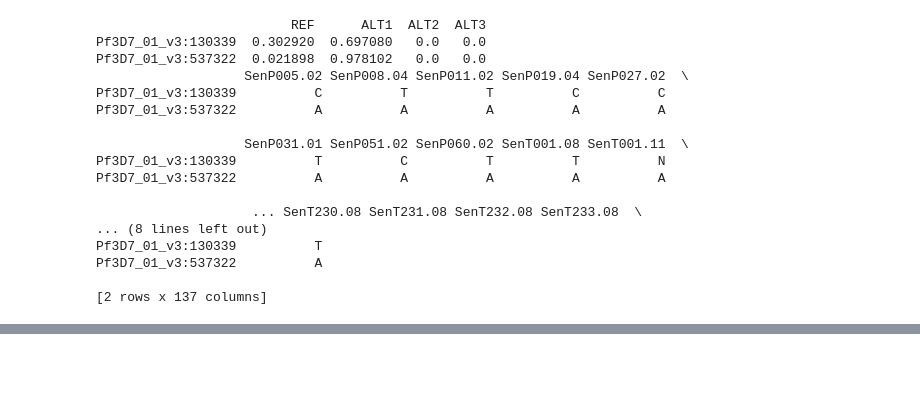
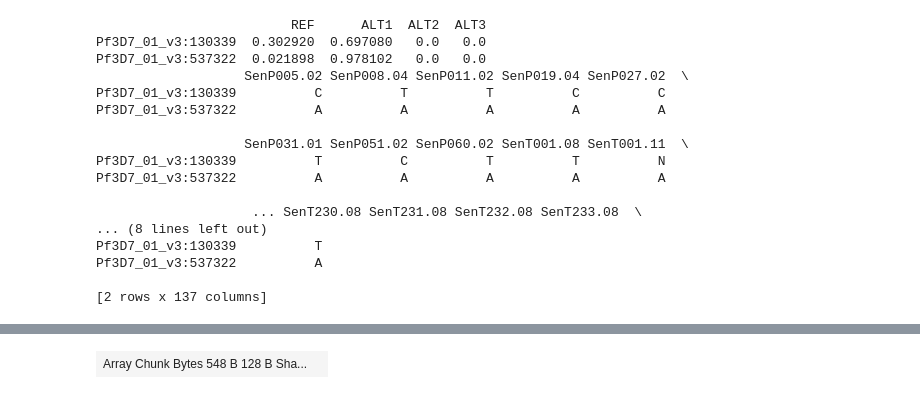
Before and after one commit to wwongIDM/dda-ngs-genetics, a Jupyter notebook: zarr_parsing/202005_pf3k_wgs2bc.ipynb, the cells around one changed output, grey strips where cells are left out. Saved outputs shown, nothing was run; the diff lists cells and outputs as text; code cells hidden in the pictures; blank space fills up the shorter version.

```diff
--- a/zarr_parsing/202005_pf3k_wgs2bc.ipynb
+++ b/zarr_parsing/202005_pf3k_wgs2bc.ipynb
@@ -190,0 +313,4 @@ print(type(variant_bool))
+# %%
+ad_array_ref
+# %% [output]
+| Array Chunk Bytes 548 B 128 B Sha... |  |
```
Also changed, not shown: parts of 15 cells of this notebook.
